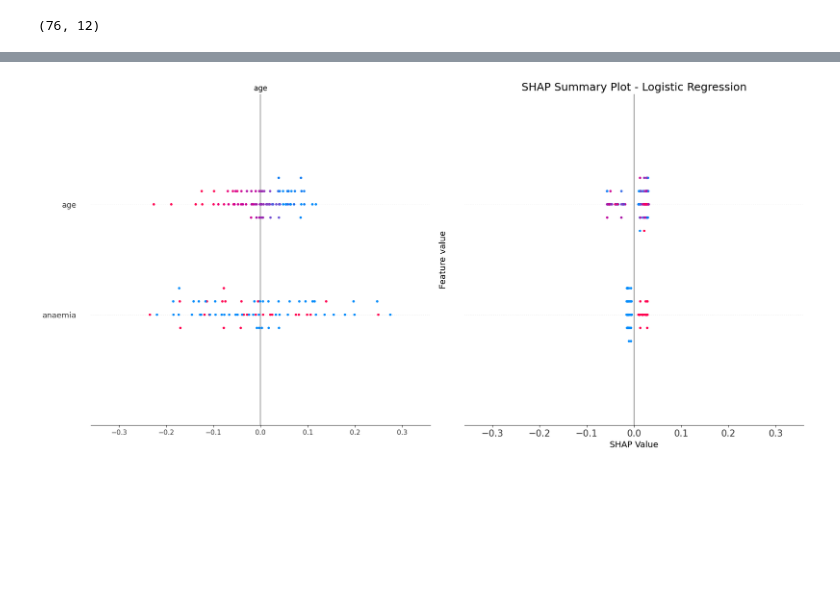
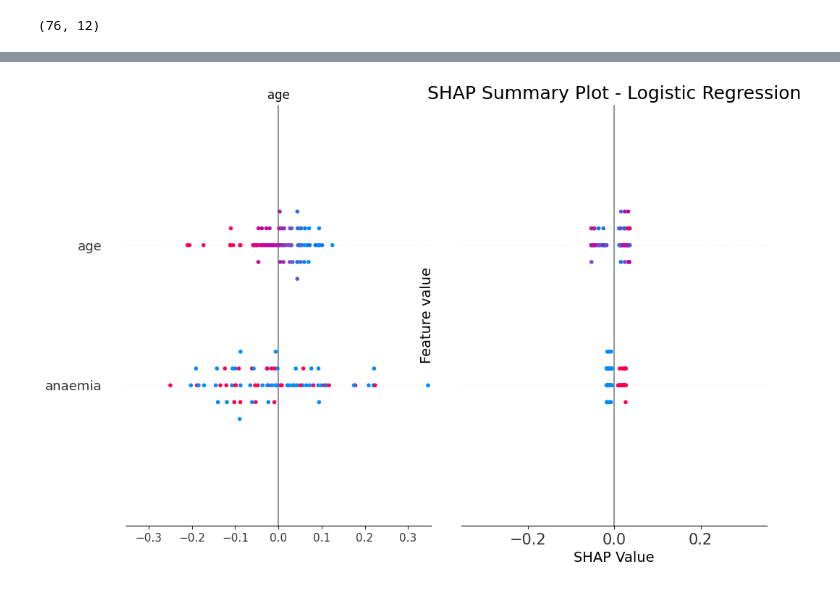
Before and after one commit to PilatusPy/capstone_3, a Jupyter notebook: heart_capstone/capstone_3_models.ipynb, the cells around one changed output, grey strips where cells are left out. Saved outputs shown, nothing was run; the diff lists cells and outputs as text; code cells hidden in the pictures; blank space fills up the shorter version.

```diff
--- a/heart_capstone/capstone_3_models.ipynb
+++ b/heart_capstone/capstone_3_models.ipynb
@@ -594,27 +634,27 @@ shap.summary_plot(shap_values, X_test_sm_named)
 explainer_logistic = shap.KernelExplainer(logistic.predict_proba, X_test_sm_named)
 shap_values_logistic = explainer_logistic.shap_values(X_test_sm_named)
 # %%
-#plot with each feature on the chart
+#plot
 shap.summary_plot(shap_values_logistic, X_test_sm_named,  plot_type='bar', max_display=None, show=False)
 
 #shap.summary_plot(shap_values_logistic, X_test_sm_named, max_display=20, show=False)
 fig, ax = plt.gcf(), plt.gca()
 ax.tick_params(labelsize=14)
 ax.set_title('SHAP Summary Plot - Logistic Regression', fontsize=18)
 
 #set size
 #fig.set_size_inches(12, 6.5, forward=True)
-fig.set_size_inches(65.5, 8.5, forward=True)
+fig.set_size_inches(35.5, 6.5, forward=True)
 # Get colorbar
 cb_ax = fig.axes[1]
 
 # Modifying color bar parameters
 cb_ax.tick_params(labelsize=15)
 cb_ax.set_xlabel("SHAP Value", fontsize=14)
 cb_ax.set_ylabel("Feature value", fontsize=14)
 plt.show()
 # %% [output]
-[figure, old version]
+[figure, new version]
 # %%
 #I need some help after this line.
 #can;t suppress the output
```
Also changed, not shown: parts of 30 cells of this notebook.
